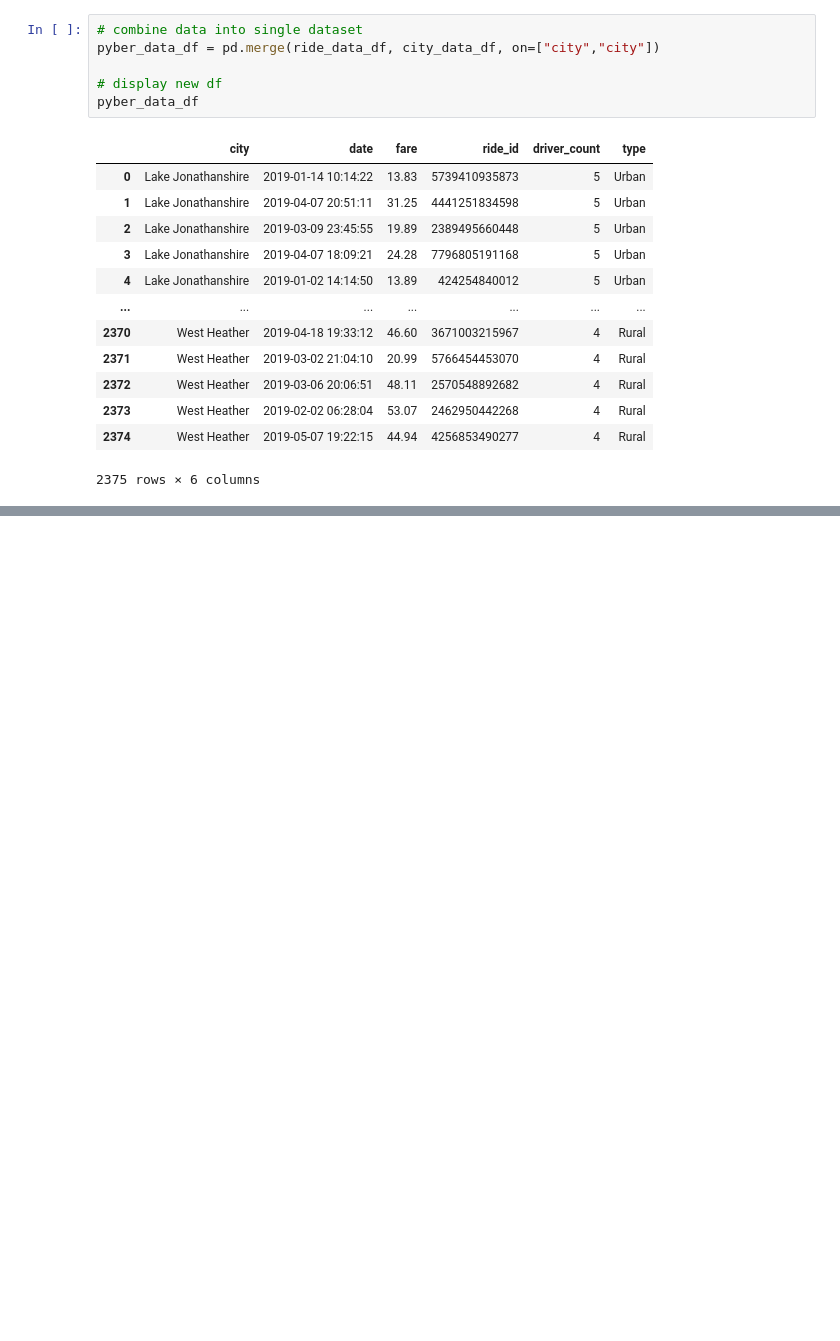
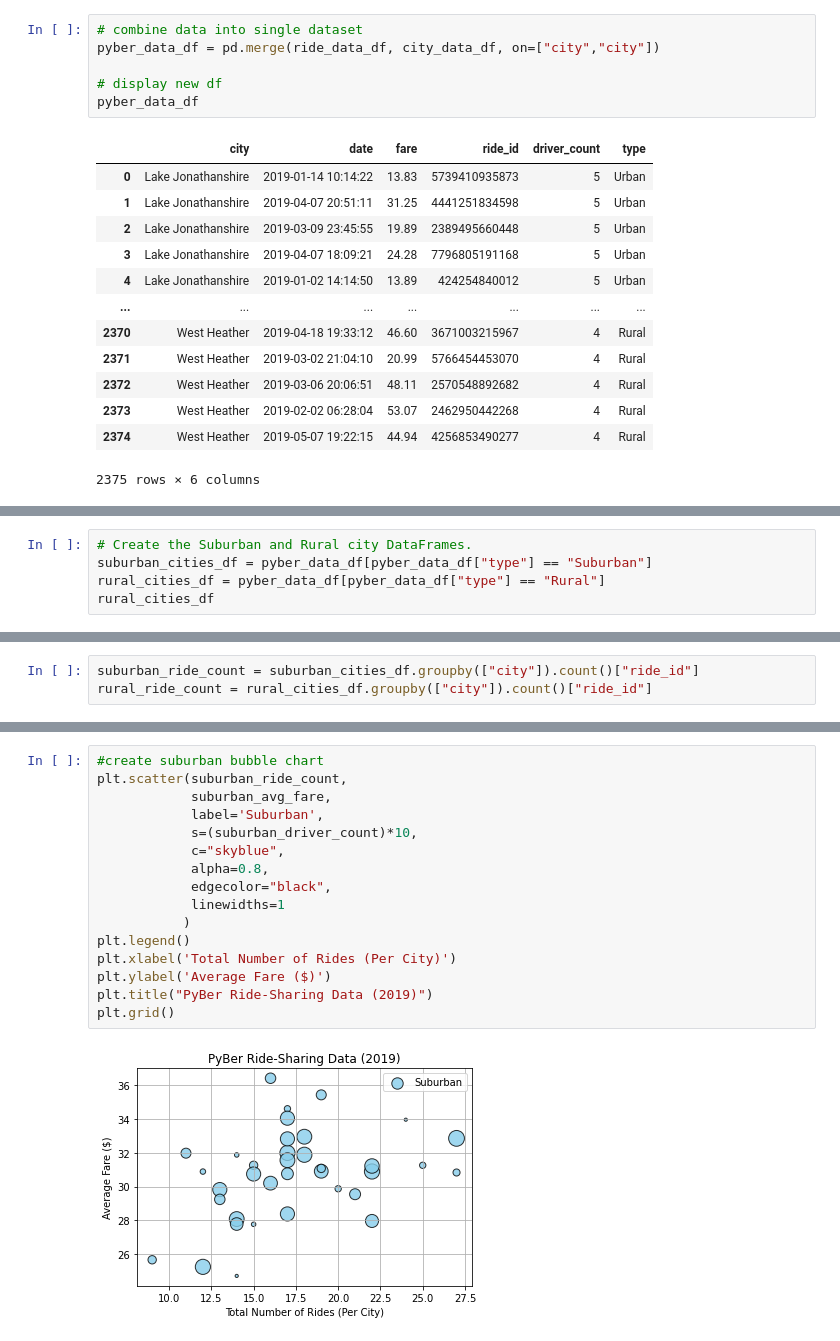
Before and after one commit to kmburkezoo/PyBer-analysis, a Jupyter notebook: PyBer.ipynb, the cells around one changed output, grey strips where cells are left out. Cells and saved outputs as stored; diff of their text form; blank space fills up the shorter version.

```diff
--- a/PyBer.ipynb
+++ b/PyBer.ipynb
@@ -98,0 +110,5 @@ pyber_data_df
+# %%
+# Create the Suburban and Rural city DataFrames.
+suburban_cities_df = pyber_data_df[pyber_data_df["type"] == "Suburban"]
+rural_cities_df = pyber_data_df[pyber_data_df["type"] == "Rural"]
+rural_cities_df
@@ -98,0 +140,3 @@ pyber_data_df
+# %%
+suburban_ride_count = suburban_cities_df.groupby(["city"]).count()["ride_id"]
+rural_ride_count = rural_cities_df.groupby(["city"]).count()["ride_id"]
@@ -98,0 +189,18 @@ pyber_data_df
+# %%
+#create suburban bubble chart
+plt.scatter(suburban_ride_count,
+            suburban_avg_fare,
+            label='Suburban',
+            s=(suburban_driver_count)*10,
+            c="skyblue",
+            alpha=0.8,
+            edgecolor="black",
+            linewidths=1
+           )
+plt.legend()
+plt.xlabel('Total Number of Rides (Per City)')
+plt.ylabel('Average Fare ($)')
+plt.title("PyBer Ride-Sharing Data (2019)")
+plt.grid()
+# %% [output]
+[figure, added]
```
Also changed, not shown: parts of 8 cells of this notebook, 1 other file.
